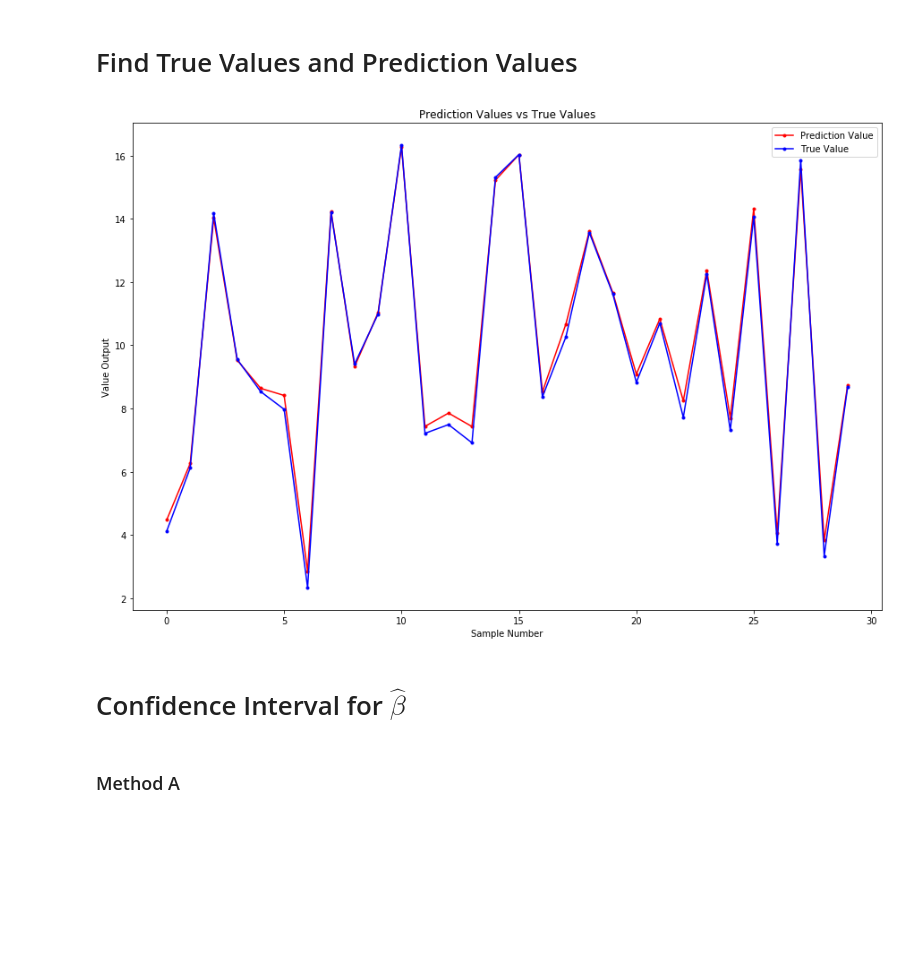
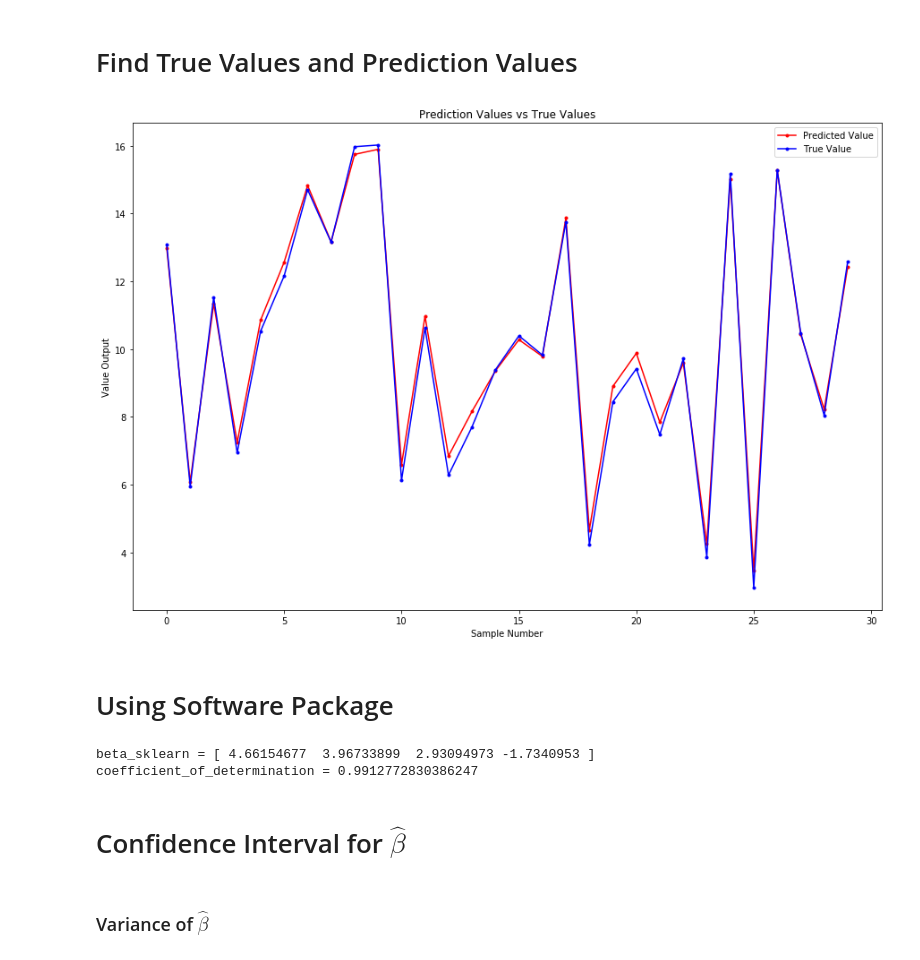
Before and after one commit to ericpena/ericpena.github.io, a Jupyter notebook: machine_learning/basics/least-squares.ipynb, the cells around one changed output. Drawn from its saved outputs; the diff is of its cells as text; code cells hidden in the pictures; blank space fills up the shorter version.

```diff
--- a/machine_learning/basics/least-squares.ipynb
+++ b/machine_learning/basics/least-squares.ipynb
@@ -145,16 +134,29 @@ true_values = [true(X_test[i][0], X_test[i][1], X_test[i][2]) for i in range(sam
 prediction = np.array([y_pred(X_test[i][0], X_test[i][1], X_test[i][2]) for i in range(sample_size)])
 # %%
 plt.figure(figsize = (15,10))
-plt.plot(prediction, 'r.-', label='Prediction Value')
+plt.plot(prediction, 'r.-', label='Predicted Value')
 plt.plot(true_values, 'b.-', label='True Value')
 plt.title("Prediction Values vs True Values")
 plt.xlabel("Sample Number")
 plt.ylabel("Value Output")
 plt.legend()
 plt.show()
 # %% [output]
-[figure, old version]
+[figure, new version]
+# %% [markdown]
+# Using Software Package
+# %%
+# Import Package
+from sklearn.linear_model import LinearRegression
+
+# Fit Model
+lm = LinearRegression(fit_intercept = False).fit(X, y)
+print(f'beta_sklearn = {lm.coef_}')
+print(f'coefficient_of_determination = {lm.score(X, y)}')
+# %% [output]
+beta_sklearn = [ 4.66154677  3.96733899  2.93094973 -1.7340953 ]
+coefficient_of_determination = 0.9912772830386247
 # %% [markdown]
 # Confidence Interval for $\hat \beta$
-# %% [markdown]
-### Method A
+# %% [markdown]
+### Variance of $\hat \beta$
```
Also changed, not shown: parts of 16 cells of this notebook, 19 other files.
